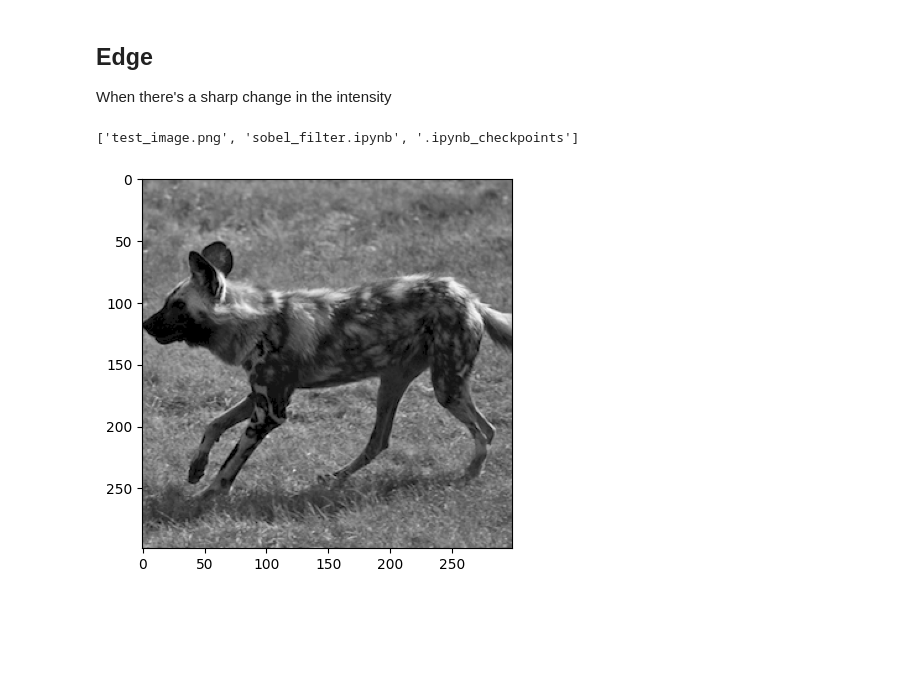
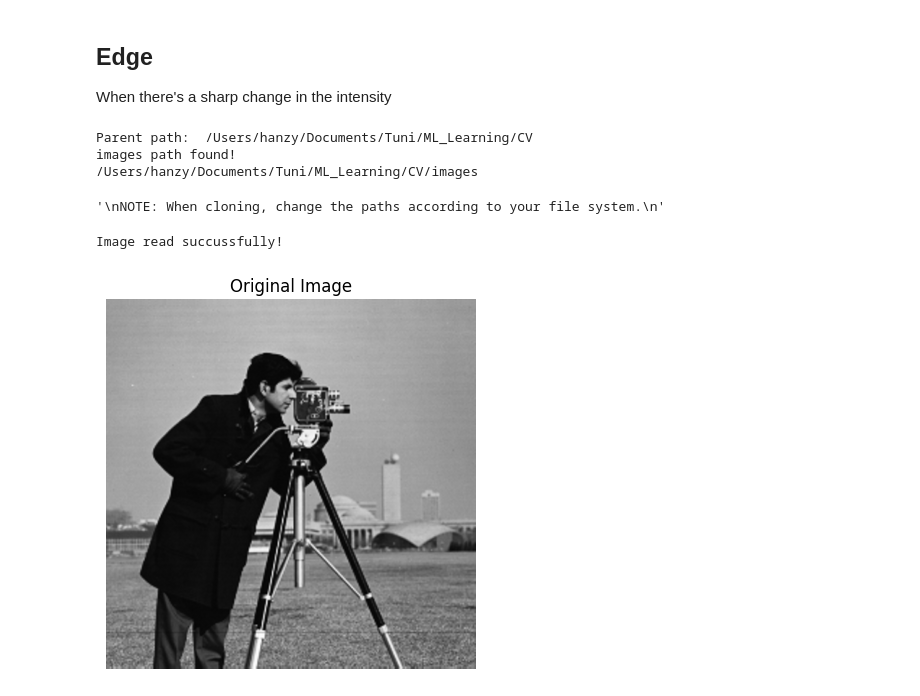
Before and after one commit to mr-1o1/CV, a Jupyter notebook: Operators/sobel_filter.ipynb, the cells around one changed output. Cells and saved outputs as stored; diff of their text form; code cells hidden in the pictures; blank space fills up the shorter version.

Commit message:
Update sobel notebook by adding step by step methods - plot at each step

```diff
--- a/Operators/sobel_filter.ipynb
+++ b/Operators/sobel_filter.ipynb
@@ -2,20 +2,48 @@
 ## Edge
 When there's a sharp change in the intensity
 # %%
+# Necessary imports
 import os
+import pathlib
 import cv2
 import numpy as np
 %matplotlib inline
 import matplotlib.pyplot as plt
-os.listdir()
-# %% [output]
-['test_image.png', 'sobel_filter.ipynb', '.ipynb_checkpoints']
+# %%
+# Set the path to image directory
+cwd = pathlib.Path().absolute()
+cwd_parent = cwd.parent.absolute()
+print('Parent path: ', cwd_parent)
+
+image_dir = None
+
+if 'images' in os.listdir(cwd_parent):
+    image_dir = f'{cwd_parent}/images'
+
+msg = 'images path found!' if os.path.isdir(image_dir) else 'BAD! images path not found!'
+print(msg)
+print(image_dir)
+
+'''
+NOTE: When cloning, change the paths according to your file system.
+'''
+# %% [output]
+Parent path:  /Users/hanzy/Documents/Tuni/ML_Learning/CV
+images path found!
+/Users/hanzy/Documents/Tuni/ML_Learning/CV/images
+'\nNOTE: When cloning, change the paths according to your file system.\n'
 # %%
-filename = "test_image.png"
-img = cv2.imread(filename, cv2.IMREAD_GRAYSCALE)
+filename = "cameraman.tif"
+filepath = f"{image_dir}/standard_test_images/{filename}"
+
+img = cv2.imread(filepath, cv2.IMREAD_GRAYSCALE)
+
+print("Image read succussfully!")
 
 plt.imshow(img, cmap="gray")
-# plt.axis('off')
+plt.axis('off')
+plt.title('Original Image')
 plt.show()
 # %% [output]
+Image read succussfully!
-[figure, old version]
+[figure, new version]
```
Also changed, not shown: parts of 5 cells of this notebook.
